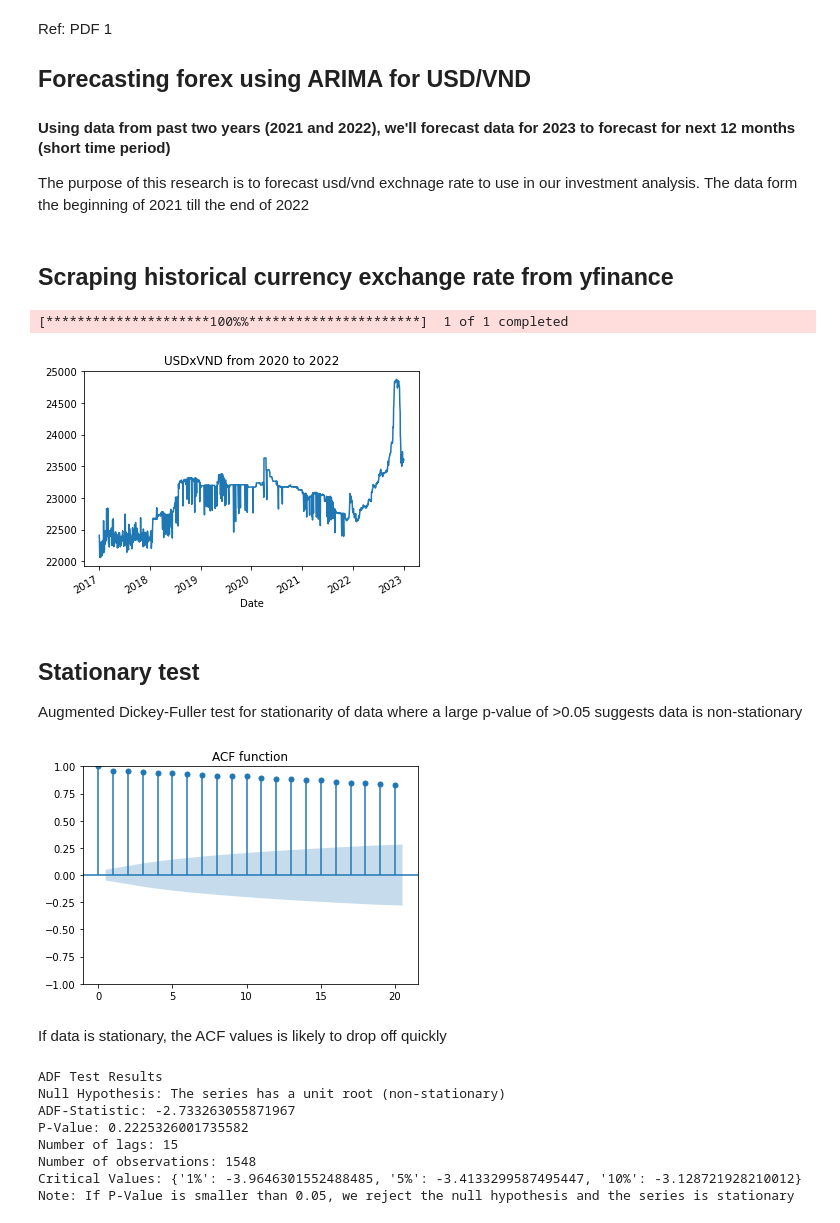
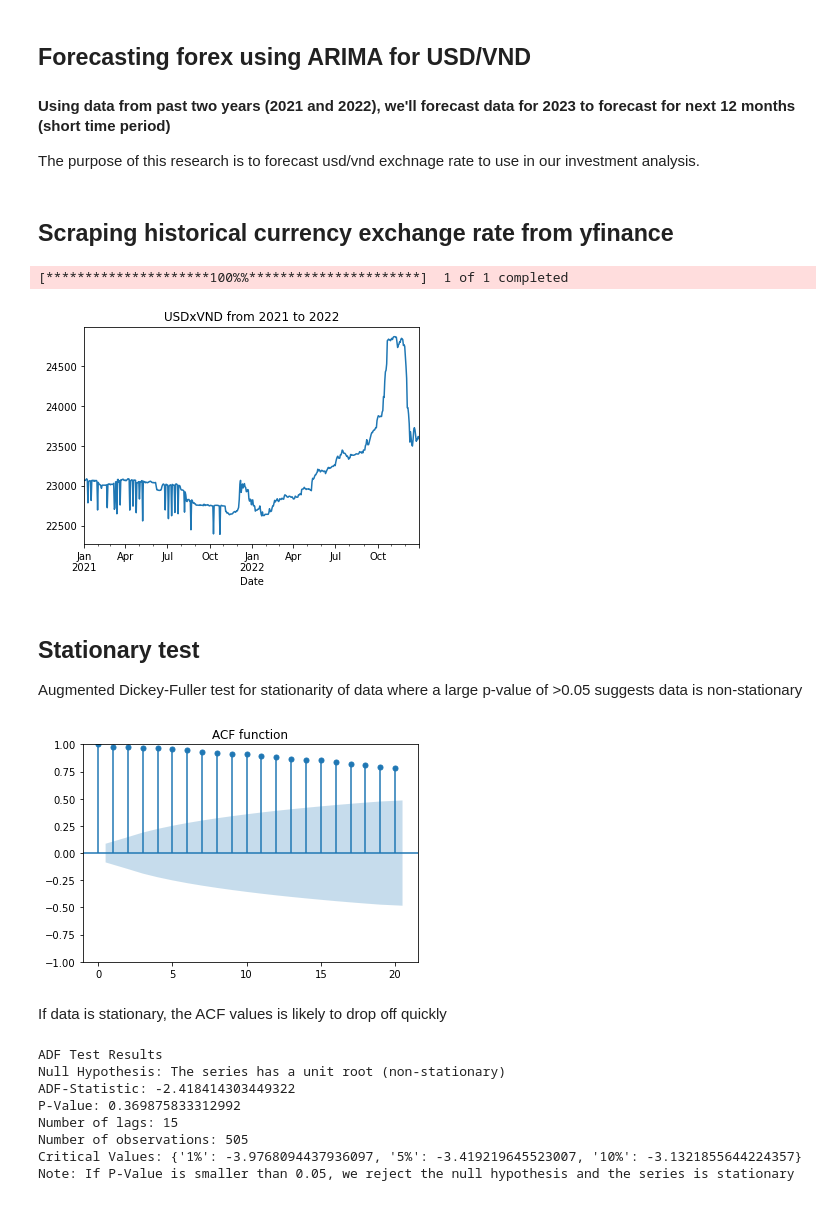
Before and after one commit to czarhirah/Econometrics, a Jupyter notebook: Zah/ARIMA v1.ipynb, the cells around one changed output. Saved outputs shown, nothing was run; the diff lists cells and outputs as text; code cells hidden in the pictures.

```diff
--- a/Zah/ARIMA v1.ipynb
+++ b/Zah/ARIMA v1.ipynb
@@ -1,29 +1,29 @@
 # %% [markdown]
-Ref: PDF 1 <br>
 ## Forecasting forex using ARIMA for USD/VND
 #### Using data from past two years (2021 and 2022), we'll forecast data for 2023 to forecast for next 12 months (short time period)
-The purpose of this research is to forecast usd/vnd exchnage rate to use in our investment analysis. The data form the beginning of 2021 till the end of 2022
+The purpose of this research is to forecast usd/vnd exchnage rate to use in our investment analysis.
 # %% [markdown]
 ## Scraping historical currency exchange rate from yfinance
 # %%
 # Import packages
 import yfinance as yf
 import pandas as pd
 import matplotlib.pyplot as plt
+import numpy as np
 from statsmodels.graphics.tsaplots import plot_acf
 from statsmodels.tsa.stattools import adfuller
 
 # Get data
-data = yf.download('USDVND=X','2017-01-01','2022-12-31') # from 1 Jan 2021 to 31 December 2022
+data = yf.download('USDVND=X','2021-01-01','2022-12-31') # from 1 Jan 2021 to 31 December 2022
 
 # Plot
 %matplotlib inline
 data['Adj Close'].plot()
-plt.title("USDxVND from 2020 to 2022")
+plt.title("USDxVND from 2021 to 2022")
 plt.show()
 # %% [output]
 [*********************100%%**********************]  1 of 1 completed
-[figure, old version]
+[figure, new version]
 # %% [markdown]
 ## Stationary test
 Augmented Dickey-Fuller test for stationarity of data where a large p-value of >0.05 suggests data is non-stationary
@@ -33,7 +33,7 @@ plot_acf(data['Adj Close'], lags=20)
 plt.title("ACF function")
 plt.show()
 # %% [output]
-[figure, old version]
+[figure, new version]
 # %% [markdown]
 If data is stationary, the ACF values is likely to drop off quickly
 # %%
@@ -49,10 +49,10 @@ print("Note: If P-Value is smaller than 0.05, we reject the null hypothesis and
 # %% [output]
 ADF Test Results
 Null Hypothesis: The series has a unit root (non-stationary)
-ADF-Statistic: -2.733263055871967
-P-Value: 0.2225326001735582
+ADF-Statistic: -2.418414303449322
+P-Value: 0.369875833312992
 Number of lags: 15
-Number of observations: 1548
-Critical Values: {'1%': -3.9646301552488485, '5%': -3.4133299587495447, '10%': -3.128721928210012}
+Number of observations: 505
+Critical Values: {'1%': -3.9768094437936097, '5%': -3.419219645523007, '10%': -3.1321855644224357}
 Note: If P-Value is smaller than 0.05, we reject the null hypothesis and the series is stationary
 # %% [markdown]
```
Also changed, not shown: parts of 6 cells of this notebook.
